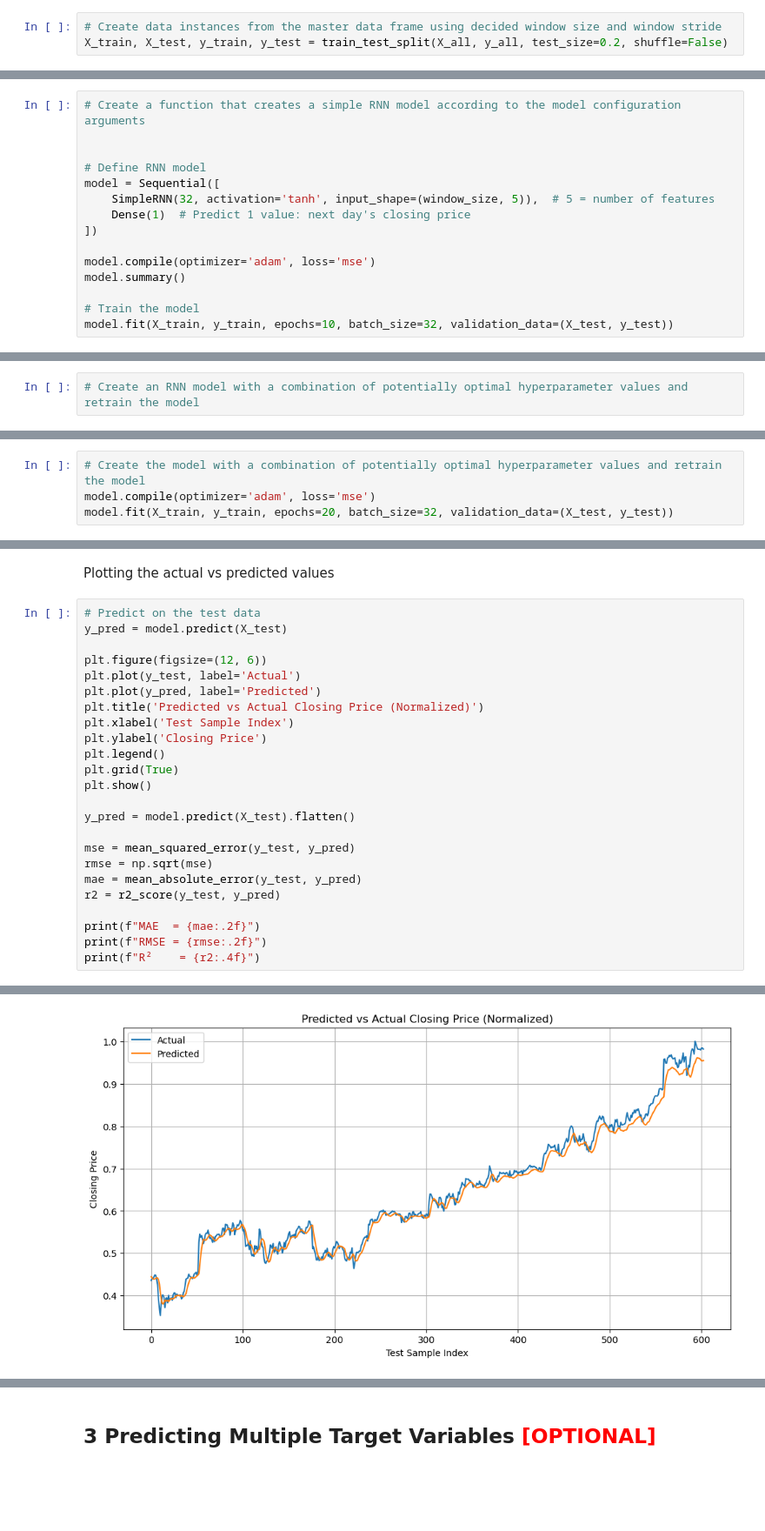
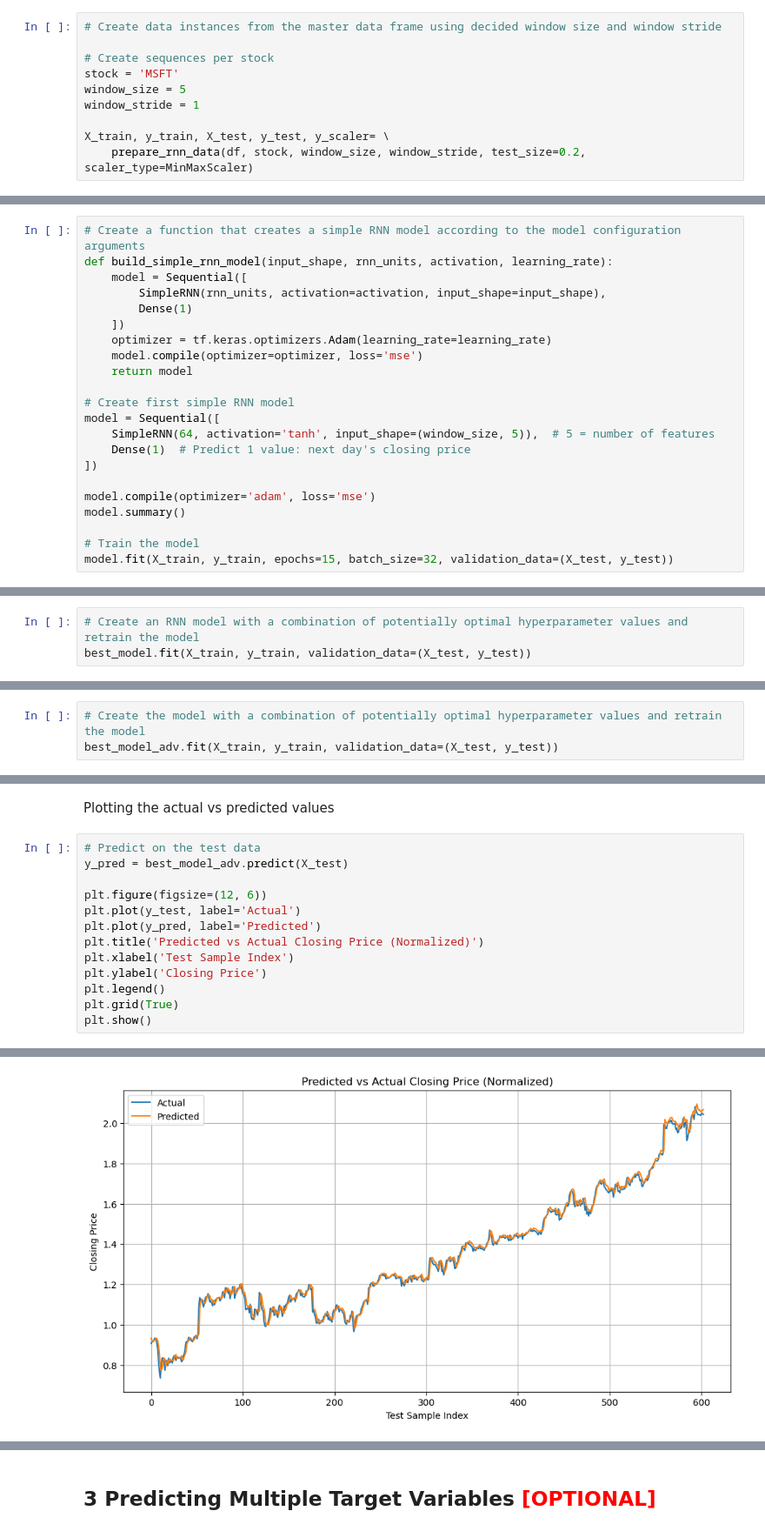
Before and after one commit to maheshh22/LendingClub, a Jupyter notebook: RNN_Assg_Stock_Price_Prediction_Starter.ipynb, the cells around one changed output, grey strips where cells are left out. Shown at 87% size. Saved outputs shown, nothing was run; the diff lists cells and outputs as text; blank space fills up the shorter version.

```diff
--- a/RNN_Assg_Stock_Price_Prediction_Starter.ipynb
+++ b/RNN_Assg_Stock_Price_Prediction_Starter.ipynb
@@ -292,4 +339,11 @@ For this, you can use plots to see how target variable is varying with time. Try
 Call the functions to create testing and training instances of predictor and target features.
 # %%
 # Create data instances from the master data frame using decided window size and window stride
-X_train, X_test, y_train, y_test = train_test_split(X_all, y_all, test_size=0.2, shuffle=False)
+
+# Create sequences per stock
+stock = 'MSFT'
+window_size = 5
+window_stride = 1
+
+X_train, y_train, X_test, y_test, y_scaler= \
+    prepare_rnn_data(df, stock, window_size, window_stride, test_size=0.2, scaler_type=MinMaxScaler)
@@ -325,11 +384,18 @@ In this section, we will:
 Create a function that builds a simple RNN model based on the layer configuration provided.
 # %%
 # Create a function that creates a simple RNN model according to the model configuration arguments
+def build_simple_rnn_model(input_shape, rnn_units, activation, learning_rate):
+    model = Sequential([
+        SimpleRNN(rnn_units, activation=activation, input_shape=input_shape),
+        Dense(1)
+    ])
+    optimizer = tf.keras.optimizers.Adam(learning_rate=learning_rate)
+    model.compile(optimizer=optimizer, loss='mse')
+    return model
 
-
-# Define RNN model
+# Create first simple RNN model
 model = Sequential([
-    SimpleRNN(32, activation='tanh', input_shape=(window_size, 5)),  # 5 = number of features
+    SimpleRNN(64, activation='tanh', input_shape=(window_size, 5)),  # 5 = number of features
     Dense(1)  # Predict 1 value: next day's closing price
 ])
 
@@ -337,5 +403,5 @@ model.compile(optimizer='adam', loss='mse')
 model.summary()
 
 # Train the model
-model.fit(X_train, y_train, epochs=10, batch_size=32, validation_data=(X_test, y_test))
+model.fit(X_train, y_train, epochs=15, batch_size=32, validation_data=(X_test, y_test))
 # %% [output]
@@ -383,3 +514,4 @@ Perform hyperparameter tuning to find the optimal network configuration.
 Run for optimal Simple RNN Model and show final results.
 # %%
 # Create an RNN model with a combination of potentially optimal hyperparameter values and retrain the model
+best_model.fit(X_train, y_train, validation_data=(X_test, y_test))
@@ -450,6 +667,5 @@ Perform hyperparameter tuning to find the optimal network configuration.
 Run for optimal RNN Model and show final results.
 # %%
 # Create the model with a combination of potentially optimal hyperparameter values and retrain the model
-model.compile(optimizer='adam', loss='mse')
-model.fit(X_train, y_train, epochs=20, batch_size=32, validation_data=(X_test, y_test))
+best_model_adv.fit(X_train, y_train, validation_data=(X_test, y_test))
 # %% [output]
@@ -477,7 +693,7 @@ Epoch 20/20
 Plotting the actual vs predicted values
 # %%
 # Predict on the test data
-y_pred = model.predict(X_test)
+y_pred = best_model_adv.predict(X_test)
 
 plt.figure(figsize=(12, 6))
 plt.plot(y_test, label='Actual')
@@ -488,15 +704,4 @@ plt.ylabel('Closing Price')
 plt.legend()
 plt.grid(True)
 plt.show()
-
-y_pred = model.predict(X_test).flatten()
-
-mse = mean_squared_error(y_test, y_pred)
-rmse = np.sqrt(mse)
-mae = mean_absolute_error(y_test, y_pred)
-r2 = r2_score(y_test, y_pred)
-
-print(f"MAE  = {mae:.2f}")
-print(f"RMSE = {rmse:.2f}")
-print(f"R²    = {r2:.4f}")
 # %% [output]
@@ -504 +709 @@ print(f"R²    = {r2:.4f}")
-[figure, old version]
+[figure, new version]
```
Also changed, not shown: parts of 26 cells of this notebook.
